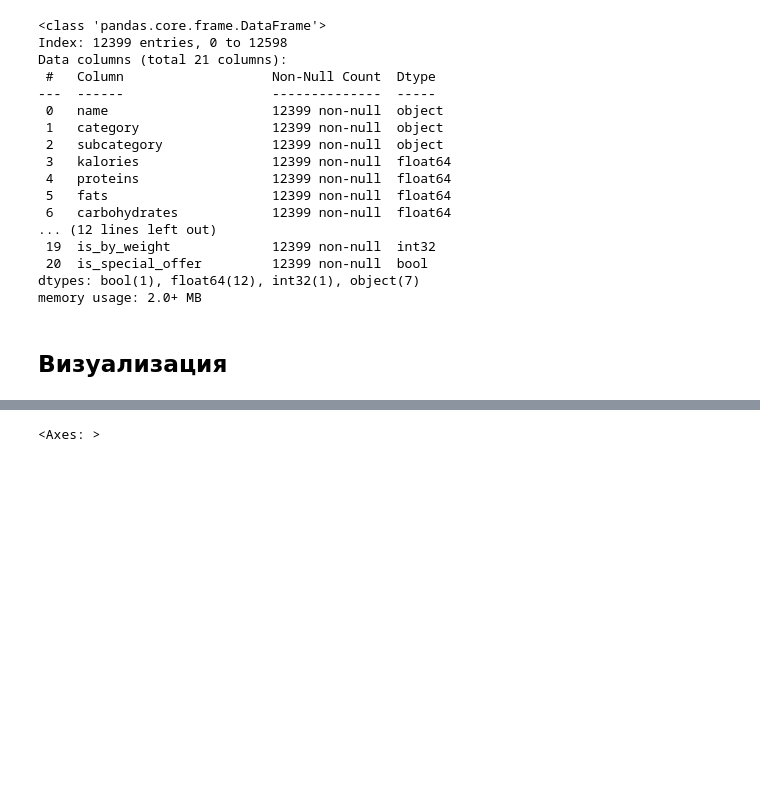
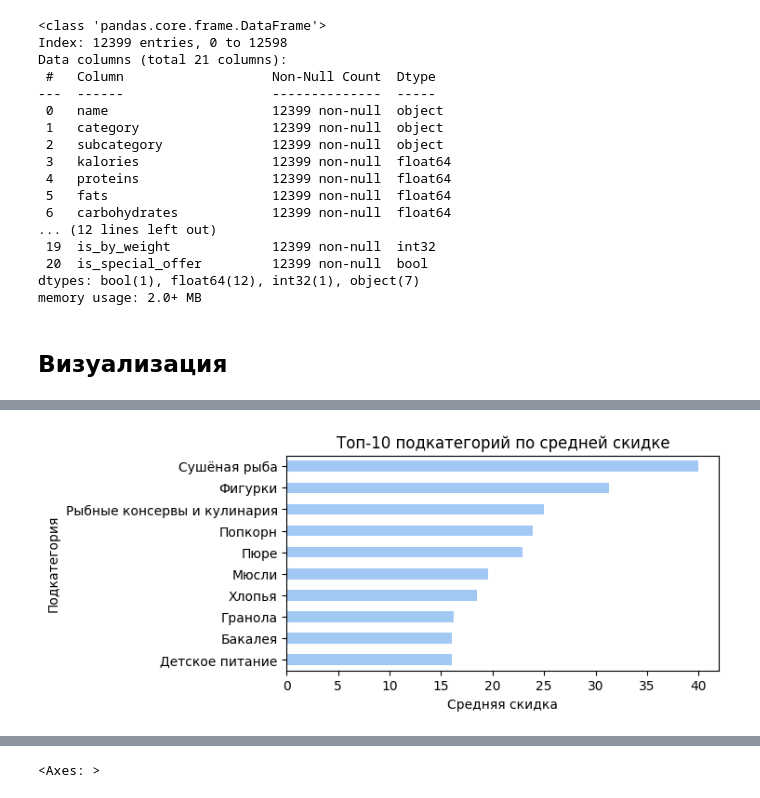
Before and after one commit to 1lazarev/AndanPerek, a Jupyter notebook: Project.ipynb, the cells around one changed output, grey strips where cells are left out. Saved outputs shown, nothing was run; the diff lists cells and outputs as text; code cells hidden in the pictures; blank space fills up the shorter version.

```diff
--- a/Project.ipynb
+++ b/Project.ipynb
@@ -523,0 +589,14 @@ plt.show()
+# %%
+mean_discount_by_subcategory = df.groupby('subcategory')['discount'].mean()
+
+top_10_discount_by_subcategory = mean_discount_by_subcategory.sort_values(ascending=False).head(10)
+
+plt.figure(figsize=(6, 3))
+top_10_discount_by_subcategory.plot(kind='barh')
+plt.title('Топ-10 подкатегорий по средней скидке')
+plt.xlabel('Средняя скидка')
+plt.ylabel('Подкатегория')
+plt.gca().invert_yaxis()
+plt.show()
+# %% [output]
+[figure, added]
```
Also changed, not shown: parts of 83 cells of this notebook, 3 other files.
